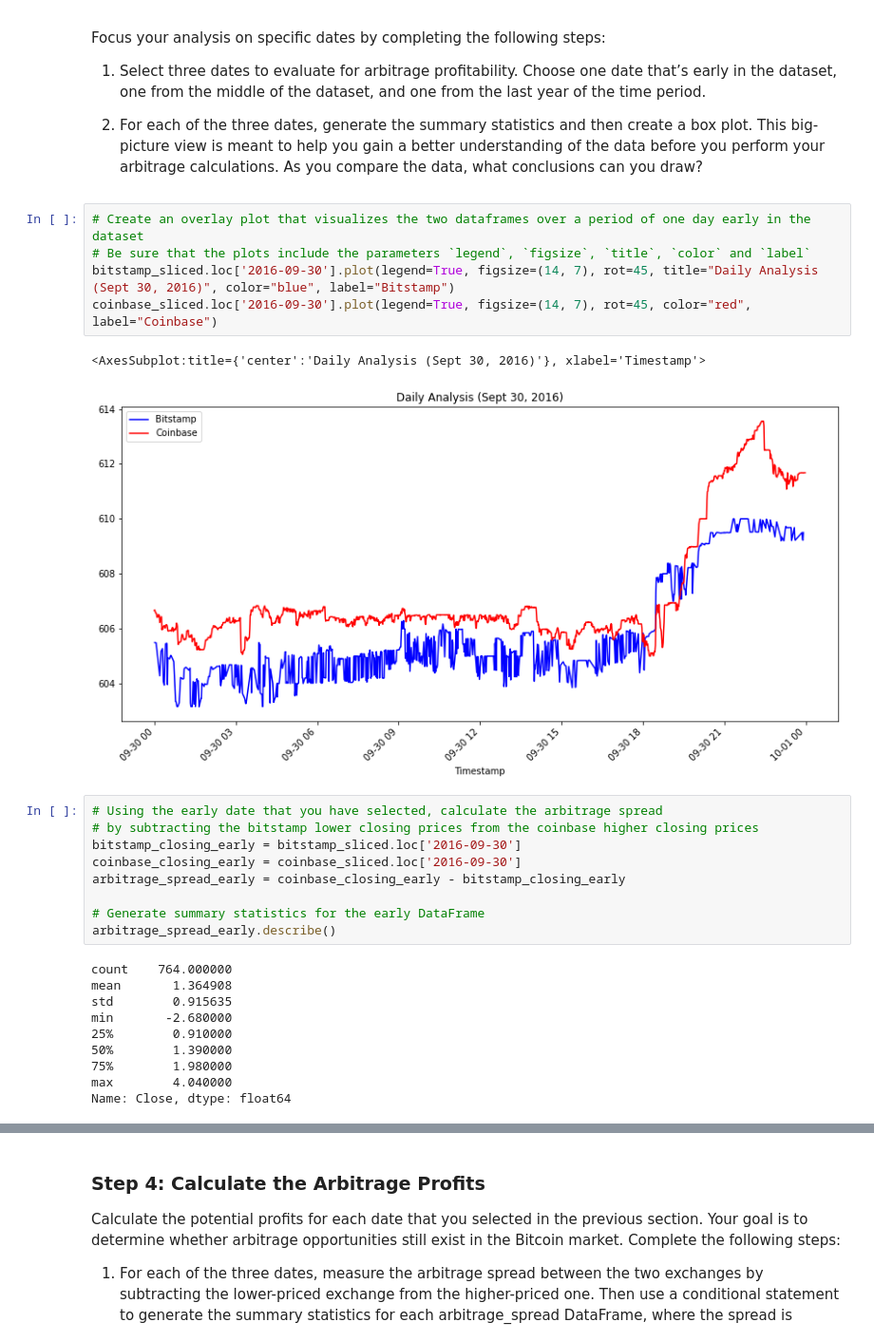
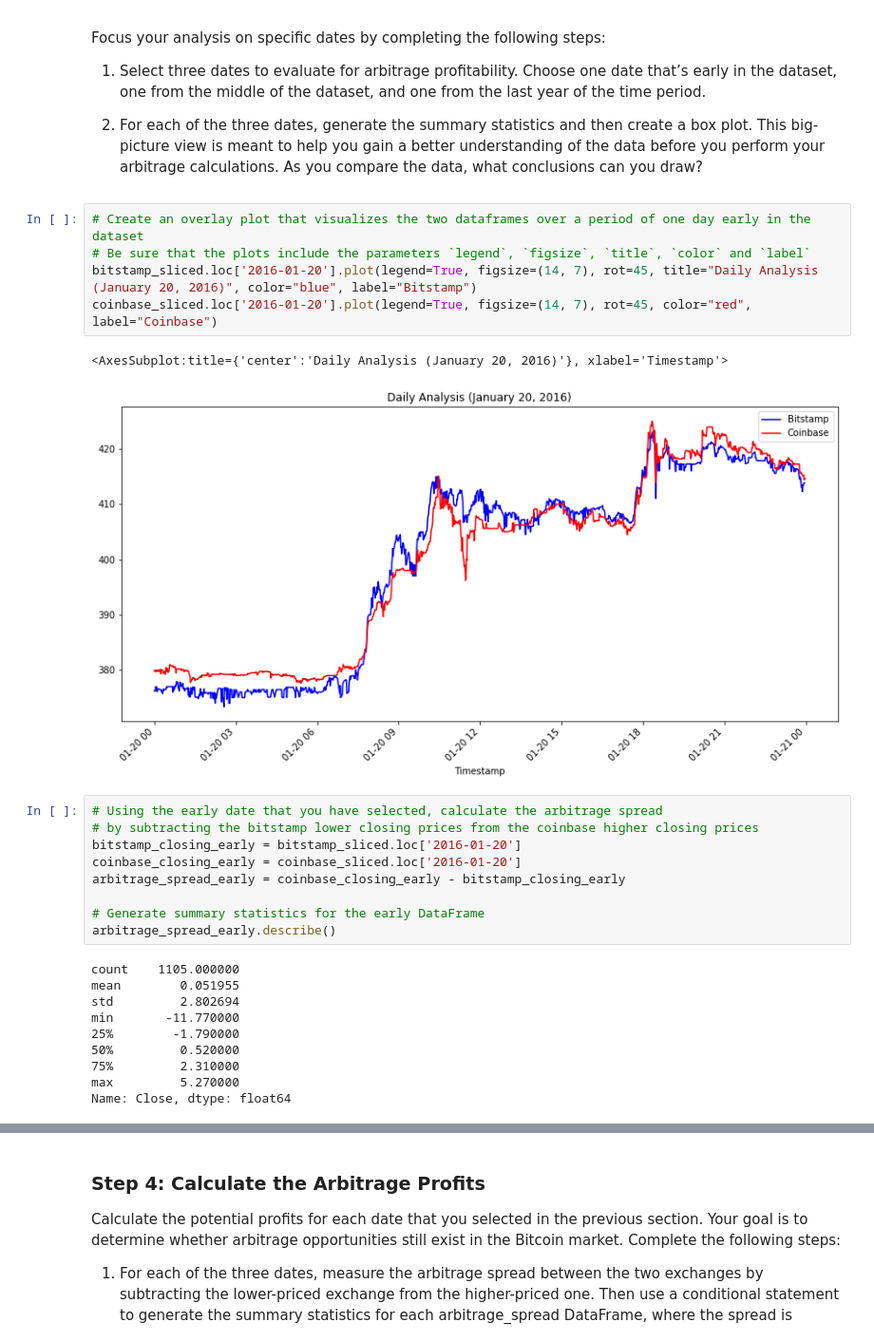
Before and after one commit to coronado212/bitcoin_arbitrage_analysis_3, a Jupyter notebook: crypto_arbitrage.ipynb, the cells around one changed output, grey strips where cells are left out. Shown at 95% size. Drawn from its saved outputs; the diff is of its cells as text.

```diff
--- a/crypto_arbitrage.ipynb
+++ b/crypto_arbitrage.ipynb
@@ -367,29 +368,29 @@ Focus your analysis on specific dates by completing the following steps:
 # %%
 # Create an overlay plot that visualizes the two dataframes over a period of one day early in the dataset
 # Be sure that the plots include the parameters `legend`, `figsize`, `title`, `color` and `label`
-bitstamp_sliced.loc['2016-09-30'].plot(legend=True, figsize=(14, 7), rot=45, title="Daily Analysis (Sept 30, 2016)", color="blue", label="Bitstamp")
-coinbase_sliced.loc['2016-09-30'].plot(legend=True, figsize=(14, 7), rot=45, color="red", label="Coinbase")
+bitstamp_sliced.loc['2016-01-20'].plot(legend=True, figsize=(14, 7), rot=45, title="Daily Analysis (January 20, 2016)", color="blue", label="Bitstamp")
+coinbase_sliced.loc['2016-01-20'].plot(legend=True, figsize=(14, 7), rot=45, color="red", label="Coinbase")
 # %% [output]
-<AxesSubplot:title={'center':'Daily Analysis (Sept 30, 2016)'}, xlabel='Timestamp'>
+<AxesSubplot:title={'center':'Daily Analysis (January 20, 2016)'}, xlabel='Timestamp'>
-[figure, old version]
+[figure, new version]
 # %%
 # Using the early date that you have selected, calculate the arbitrage spread
 # by subtracting the bitstamp lower closing prices from the coinbase higher closing prices
-bitstamp_closing_early = bitstamp_sliced.loc['2016-09-30']
-coinbase_closing_early = coinbase_sliced.loc['2016-09-30']
+bitstamp_closing_early = bitstamp_sliced.loc['2016-01-20']
+coinbase_closing_early = coinbase_sliced.loc['2016-01-20']
 arbitrage_spread_early = coinbase_closing_early - bitstamp_closing_early
 
 # Generate summary statistics for the early DataFrame
 arbitrage_spread_early.describe()
 # %% [output]
-count    764.000000
-mean       1.364908
-std        0.915635
-min       -2.680000
-25%        0.910000
-50%        1.390000
-75%        1.980000
-max        4.040000
+count    1105.000000
+mean        0.051955
+std         2.802694
+min       -11.770000
+25%        -1.790000
+50%         0.520000
+75%         2.310000
+max         5.270000
 Name: Close, dtype: float64
 # %%
 # Visualize the arbitrage spread from early in the dataset in a box plot
```
Also changed, not shown: parts of 40 cells of this notebook.
